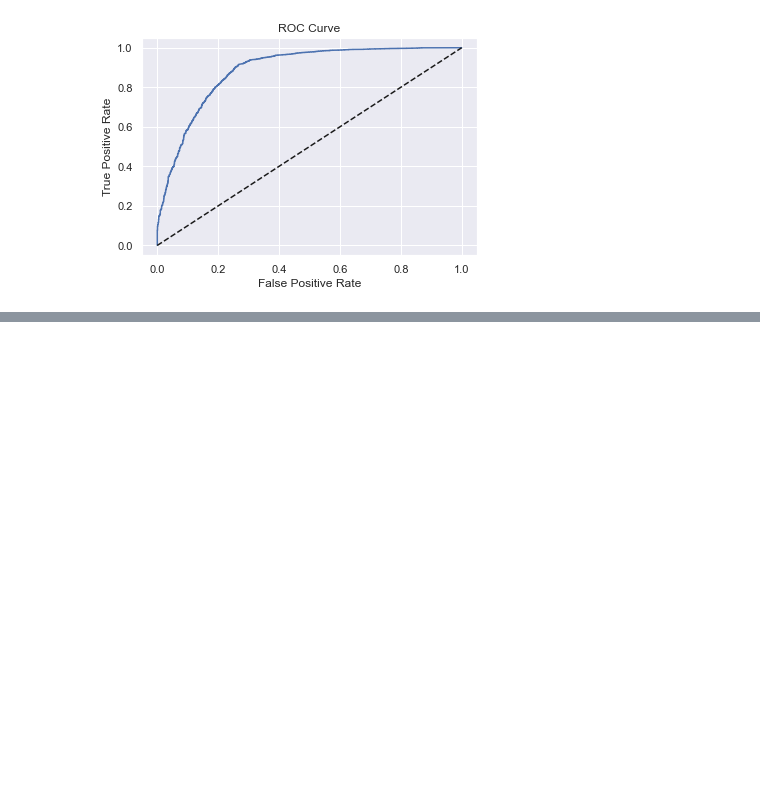
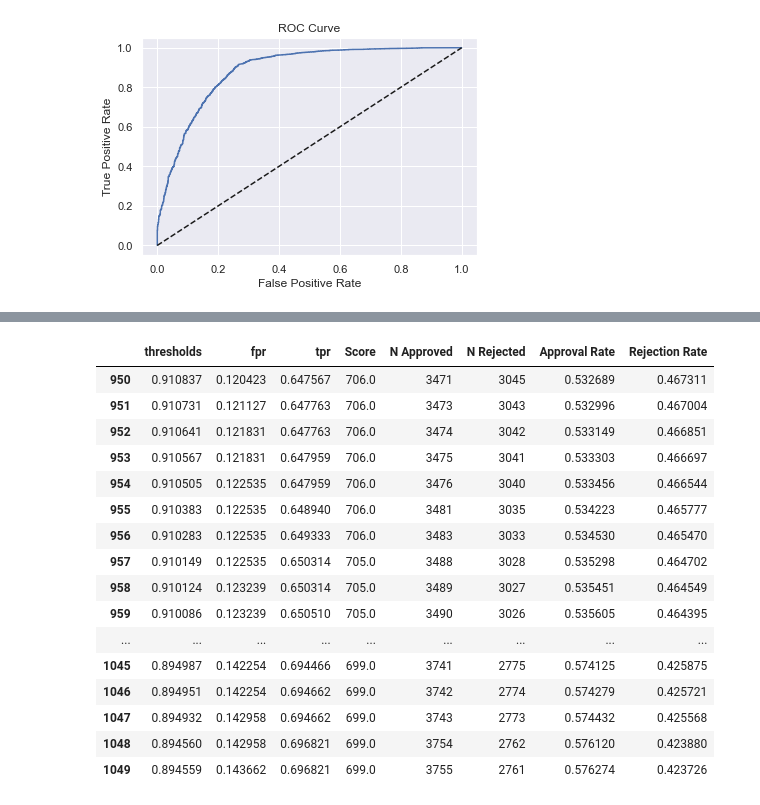
Before and after one commit to harryzyz/CreditRiskDemo, a Jupyter notebook: case1/PD_Model.ipynb, the cells around one changed output, grey strips where cells are left out. Saved outputs shown, nothing was run; the diff lists cells and outputs as text; code cells hidden in the pictures; blank space fills up the shorter version.

```diff
--- a/case1/PD_Model.ipynb
+++ b/case1/PD_Model.ipynb
@@ -1080,0 +1257,22 @@ Text(0.5, 1.0, 'ROC Curve')
+# %%
+pd.options.display.max_rows = 100
+# %%
+df_cutoffs.iloc[950:1050, ]
+# %% [output]
+|  | thresholds | fpr | tpr | Score | N Approved | N Rejected | Approval Rate | Rejection Rate |
+| 950 | 0.910837 | 0.120423 | 0.647567 | 706.0 | 3471 | 3045 | 0.532689 | 0.467311 |
+| 951 | 0.910731 | 0.121127 | 0.647763 | 706.0 | 3473 | 3043 | 0.532996 | 0.467004 |
+| 952 | 0.910641 | 0.121831 | 0.647763 | 706.0 | 3474 | 3042 | 0.533149 | 0.466851 |
+| 953 | 0.910567 | 0.121831 | 0.647959 | 706.0 | 3475 | 3041 | 0.533303 | 0.466697 |
+| 954 | 0.910505 | 0.122535 | 0.647959 | 706.0 | 3476 | 3040 | 0.533456 | 0.466544 |
+| 955 | 0.910383 | 0.122535 | 0.648940 | 706.0 | 3481 | 3035 | 0.534223 | 0.465777 |
+| 956 | 0.910283 | 0.122535 | 0.649333 | 706.0 | 3483 | 3033 | 0.534530 | 0.465470 |
+| 957 | 0.910149 | 0.122535 | 0.650314 | 705.0 | 3488 | 3028 | 0.535298 | 0.464702 |
+| 958 | 0.910124 | 0.123239 | 0.650314 | 705.0 | 3489 | 3027 | 0.535451 | 0.464549 |
+| 959 | 0.910086 | 0.123239 | 0.650510 | 705.0 | 3490 | 3026 | 0.535605 | 0.464395 |
+| ... | ... | ... | ... | ... | ... | ... | ... | ... |
+| 1045 | 0.894987 | 0.142254 | 0.694466 | 699.0 | 3741 | 2775 | 0.574125 | 0.425875 |
+| 1046 | 0.894951 | 0.142254 | 0.694662 | 699.0 | 3742 | 2774 | 0.574279 | 0.425721 |
+| 1047 | 0.894932 | 0.142958 | 0.694662 | 699.0 | 3743 | 2773 | 0.574432 | 0.425568 |
+| 1048 | 0.894560 | 0.142958 | 0.696821 | 699.0 | 3754 | 2762 | 0.576120 | 0.423880 |
+| 1049 | 0.894559 | 0.143662 | 0.696821 | 699.0 | 3755 | 2761 | 0.576274 | 0.423726 |
```
Also changed, not shown: parts of 29 cells of this notebook, 2 other files.
